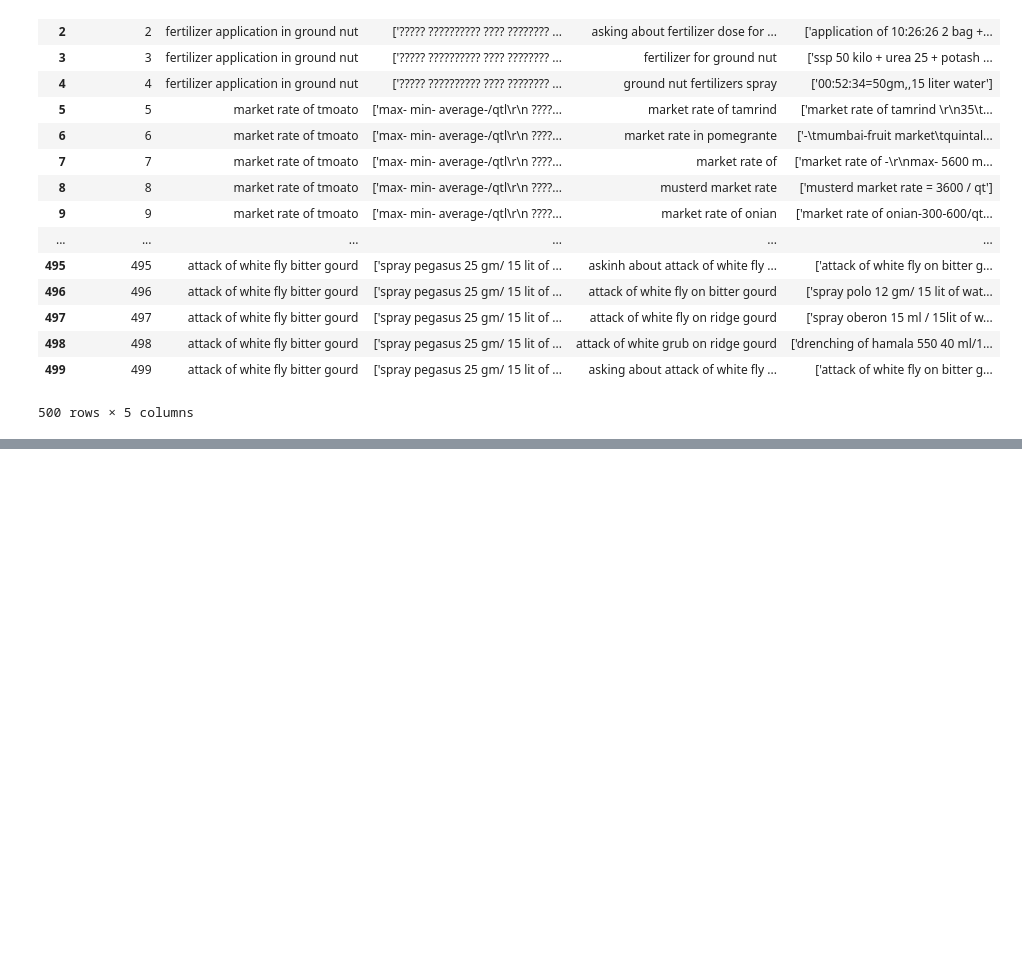
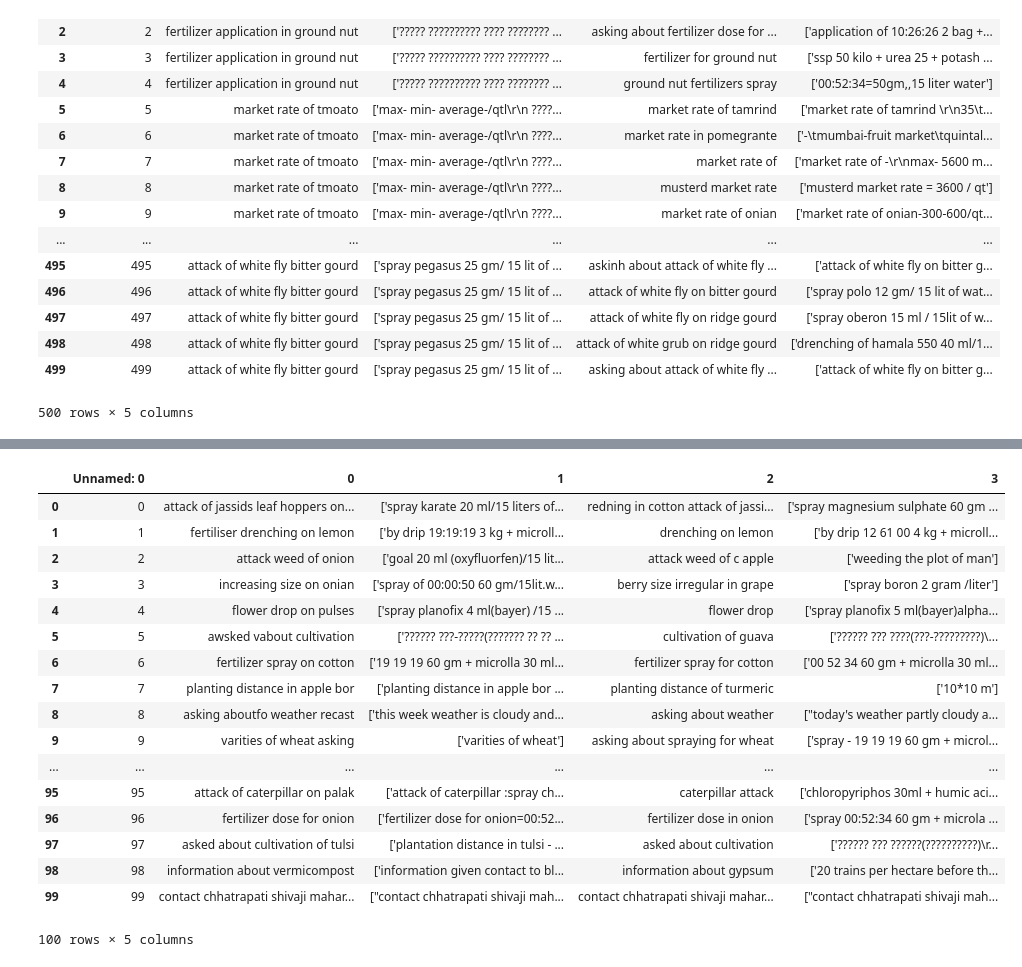
Before and after one commit to AgriChatbot/agriChatbot, a Jupyter notebook: MH-2017/agri.ipynb, the cells around one changed output, grey strips where cells are left out. Saved outputs shown, nothing was run; the diff lists cells and outputs as text; code cells hidden in the pictures; blank space fills up the shorter version.

Commit message:
metric finalised

```diff
--- a/MH-2017/agri.ipynb
+++ b/MH-2017/agri.ipynb
@@ -149,0 +263,23 @@ f1
+# %%
+tryt1 = pd.read_csv('metric_test.csv')
+# %%
+tryt1
+# %% [output]
+|  | Unnamed: 0 | 0 | 1 | 2 | 3 |
+| 0 | 0 | attack of jassids leaf hoppers on... | ['spray karate 20 ml/15 liters of... | redning in cotton attack of jassi... | ['spray magnesium sulphate 60 gm ... |
+| 1 | 1 | fertiliser drenching on lemon | ['by drip 19:19:19 3 kg + microll... | drenching on lemon | ['by drip 12 61 00 4 kg + microll... |
+| 2 | 2 | attack weed of onion | ['goal 20 ml (oxyfluorfen)/15 lit... | attack weed of c apple | ['weeding the plot of man'] |
+| 3 | 3 | increasing size on onian | ['spray of 00:00:50 60 gm/15lit.w... | berry size irregular in grape | ['spray boron 2 gram /liter'] |
+| 4 | 4 | flower drop on pulses | ['spray planofix 4 ml(bayer) /15 ... | flower drop | ['spray planofix 5 ml(bayer)alpha... |
+| 5 | 5 | awsked vabout cultivation | ['?????? ???-?????(??????? ?? ?? ... | cultivation of guava | ['?????? ??? ????(???-?????????)\... |
+| 6 | 6 | fertilizer spray on cotton | ['19 19 19 60 gm + microlla 30 ml... | fertilizer spray for cotton | ['00 52 34 60 gm + microlla 30 ml... |
+| 7 | 7 | planting distance in apple bor | ['planting distance in apple bor ... | planting distance of turmeric | ['10*10 m'] |
+| 8 | 8 | asking aboutfo weather recast | ['this week weather is cloudy and... | asking about weather | ["today's weather partly cloudy a... |
+| 9 | 9 | varities of wheat asking | ['varities of wheat'] | asking about spraying for wheat | ['spray - 19 19 19 60 gm + microl... |
+| ... | ... | ... | ... | ... | ... |
+| 95 | 95 | attack of caterpillar on palak | ['attack of caterpillar :spray ch... | caterpillar attack | ['chloropyriphos 30ml + humic aci... |
+| 96 | 96 | fertilizer dose for onion | ['fertilizer dose for onion=00:52... | fertilizer dose in onion | ['spray 00:52:34 60 gm + microla ... |
+| 97 | 97 | asked about cultivation of tulsi | ['plantation distance in tulsi - ... | asked about cultivation | ['?????? ??? ??????(??????????)\r... |
+| 98 | 98 | information about vermicompost | ['information given contact to bl... | information about gypsum | ['20 trains per hectare before th... |
+| 99 | 99 | contact chhatrapati shivaji mahar... | ["contact chhatrapati shivaji mah... | contact chhatrapati shivaji mahar... | ["contact chhatrapati shivaji mah... |
+100 rows × 5 columns
```
Also changed, not shown: parts of 5 cells of this notebook, 15 other files.
